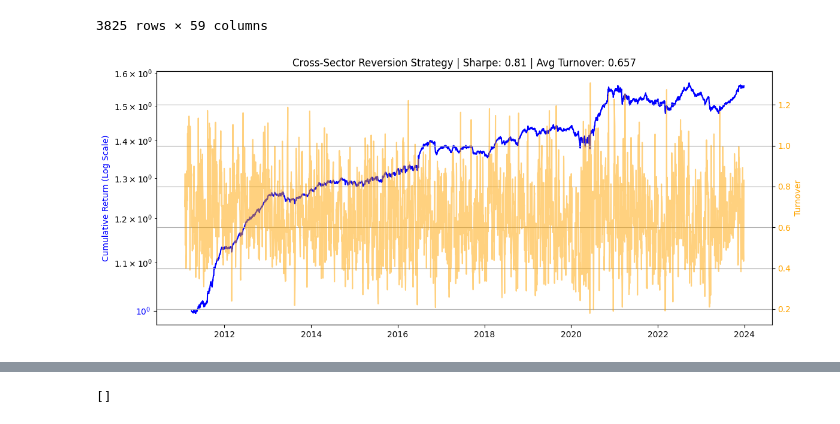
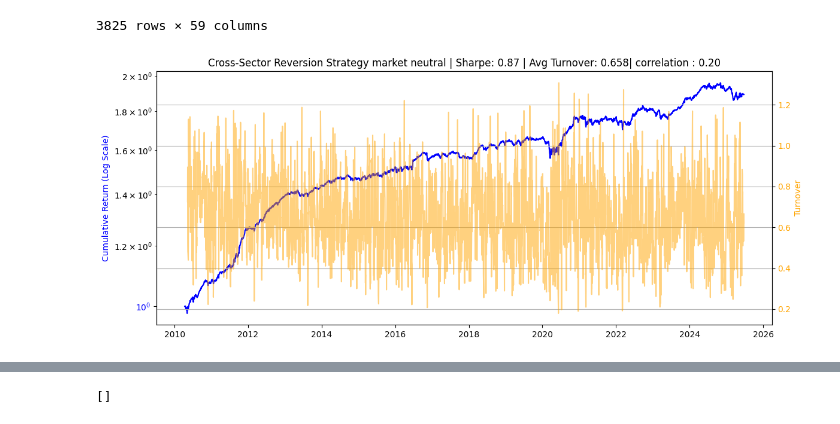
Before and after one commit to YunhoJeonKor/Residual-momentum, a Jupyter notebook: Final_file.ipynb, the cells around one changed output, grey strips where cells are left out. Cells and saved outputs as stored; diff of their text form; code cells hidden in the pictures.

```diff
--- a/Final_file.ipynb
+++ b/Final_file.ipynb
@@ -300,10 +325,12 @@ market_residuals
 | 2025-06-24 | -0.000522 | -0.001414 | 0.001977 | -0.000805 | 0.000815 | 0.003511 | -0.001018 | -0.000154 | 0.001134 | 0.004669 | ... | ... |
 3825 rows × 59 columns
 # %%
+from statsmodels.regression.rolling import RollingOLS
+import statsmodels.api as sm
+
 def backtest(df_rets, market_residuals, market_returns, etf_assortment, rf_daily, signal_window = 1, vol_window = 20, vol_scale = False, plot_true = True,
               exponential_weights = True, sector_neutral = True, percentile = True, market_hedged = False, beta_window = 60, weights_clip = False, max_weight = 0.05
-              , beta_hedge = False, lag = 1):
-
+              , beta_hedge = False, lag = 1, rolling_window = True, rolling_window_size = 3, corr= True, market_1 = True):
 
     sector_resid = market_residuals
     if vol_scale:
@@ -384,6 +411,8 @@ def backtest(df_rets, market_residuals, market_returns, etf_assortment, rf_daily
 
     turnover = pd.Series(index=weights.index, dtype=float)
 
+    if rolling_window:
+        weights = weights.rolling(window = rolling_window_size).mean()
 
 
     # avg_turnover = compute_turnover_accurate(weights, df_rets)
@@ -421,11 +450,21 @@ def backtest(df_rets, market_residuals, market_returns, etf_assortment, rf_daily
         aligned = pd.concat([strategy_returns, market_returns['IWV']], axis=1).dropna()
         aligned.columns = ['strategy', 'market']
         rolling_beta = aligned['strategy'].rolling(window).cov(aligned['market']) / aligned['market'].rolling(window).var()
-        hedged_returns = aligned['strategy'] - rolling_beta * aligned['market']
+        if not market_1:
+            hedged_returns = aligned['strategy'] - rolling_beta * aligned['market']
+
+        else:
+            hedged_returns = aligned['strategy'] + (1- rolling_beta ) * aligned['market']
         strategy_returns = hedged_returns
         same_date = strategy_returns.index.intersection(rf_daily.index)
         sharpe = ((strategy_returns[same_date] - rf_daily[same_date]).mean()) / strategy_returns.std() * np.sqrt(252)
-
+    if corr:
+        window = 60
+        aligned = pd.concat([strategy_returns, market_returns['IWV']], axis=1).dropna()
+        aligned.columns = ['strategy', 'market']
+        rolling_beta = aligned['strategy'].rolling(window).cov(aligned['market']) / aligned['market'].rolling(window).var()
+        aligned = aligned.iloc[1:]
+        corr = aligned.corr().iloc[0,1]
 
     # if plot_true:
     #     cum_returns = (1 + strategy_returns).cumprod()
@@ -440,34 +479,35 @@ def backtest(df_rets, market_residuals, market_returns, etf_assortment, rf_daily
     #     ax2.set_ylabel('Turnover', color='orange')
     #     ax2.tick_params(axis='y', labelcolor='orange')
 
     #     plt.title(f'Cross-Sector Reversion Strategy | Sharpe: {sharpe:.2f} | Avg Turnover: {avg_turnover:.3f}')
     #     fig.tight_layout()
     #     plt.grid(True)
     #     plt.show()
 
     if plot_true:
         cum_returns = (1 + strategy_returns).cumprod()
         fig, ax1 = plt.subplots(figsize=(12, 5))
 
         ax1.plot(cum_returns, color='blue', label='Cumulative Return')
         ax1.set_ylabel('Cumulative Return (Log Scale)', color='blue')
         ax1.tick_params(axis='y', labelcolor='blue')
         ax1.set_yscale("log")
 
         ax2 = ax1.twinx()
         ax2.plot(turnover, color='orange', alpha=0.5, label='Turnover')
         ax2.set_ylabel('Turnover', color='orange')
         ax2.tick_params(axis='y', labelcolor='orange')
 
-        plt.title(f'Cross-Sector Reversion Strategy | Sharpe: {sharpe:.2f} | Avg Turnover: {avg_turnover:.3f}')
+        plt.title(f'Cross-Sector Reversion Strategy market neutral | Sharpe: {sharpe:.2f} | Avg Turnover: {avg_turnover:.3f}'
+                  f'| correlation : {corr:.2f}')
         fig.tight_layout()
         plt.grid(True)
         plt.show()
 
         return (long_weights,short_weights,weights,strategy_returns)
 
-(long_weights,short_weights,weights,strategy_returns) = backtest(market_residuals.loc['2010-12-31':'2023-12-31'], market_residuals.loc['2010-12-31':'2023-12-31'],market_returns, etf_assortment,
+(long_weights,short_weights,weights,strategy_returns) = backtest(df_rets, market_residuals,market_returns, etf_assortment,
           rf_daily, signal_window = 1, vol_window = 20, vol_scale = False, plot_true = True, sector_neutral= True, exponential_weights= True, percentile = False, market_hedged = False,
-          beta_window= 60, beta_hedge=True)
+          beta_window= 40, beta_hedge=False, rolling_window = False, rolling_window_size=4)
 # %% [output]
-[figure, old version]
+[figure, new version]
```
Also changed, not shown: parts of 34 cells of this notebook.
